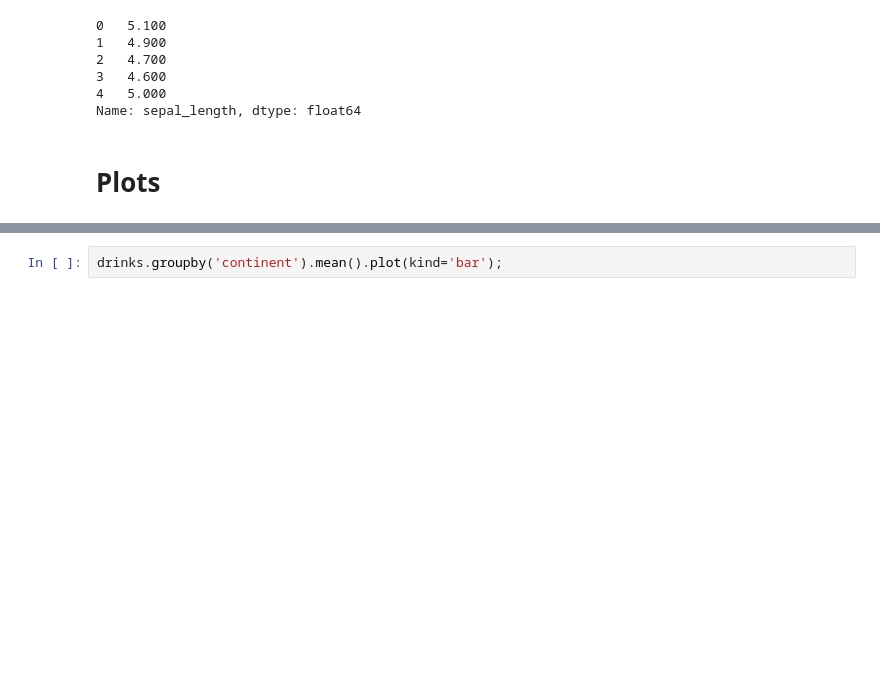
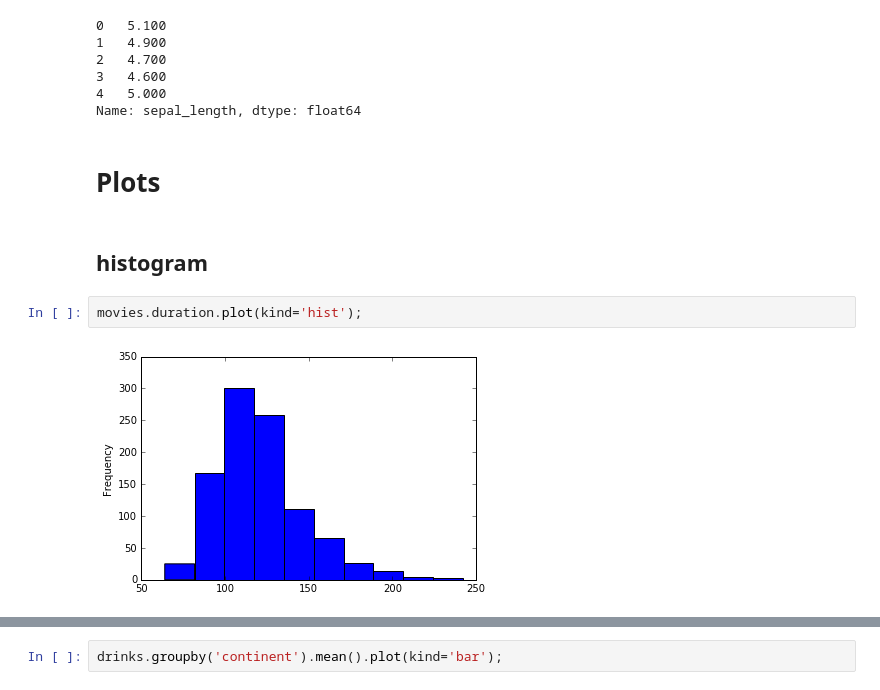
Before and after one commit to felixfan/scripts, a Jupyter notebook: python/ipynb/pandas.ipynb, the cells around one changed output, grey strips where cells are left out. Saved outputs shown, nothing was run; the diff lists cells and outputs as text; blank space fills up the shorter version.

```diff
--- a/python/ipynb/pandas.ipynb
+++ b/python/ipynb/pandas.ipynb
@@ -894,6 +994,12 @@ df12copy['sepal_length'].fillna(mean).head(5)
 Name: sepal_length, dtype: float64
 # %% [markdown]
 # Plots
+# %% [markdown]
+## histogram
+# %%
+movies.duration.plot(kind='hist');
+# %% [output]
+[figure, added]
 # %%
 df0.hist(column='x');
 # %% [output]
```
Also changed, not shown: parts of 33 cells of this notebook.
